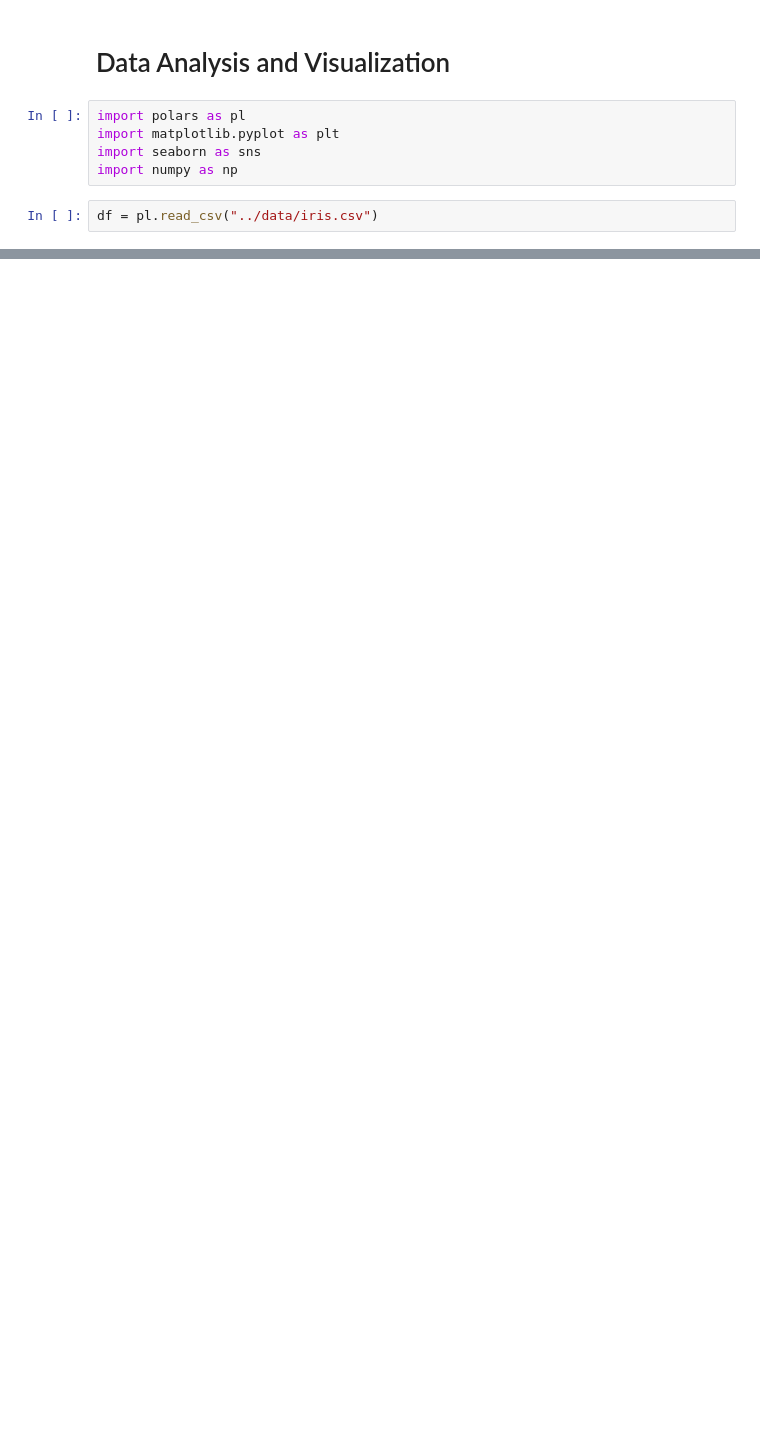
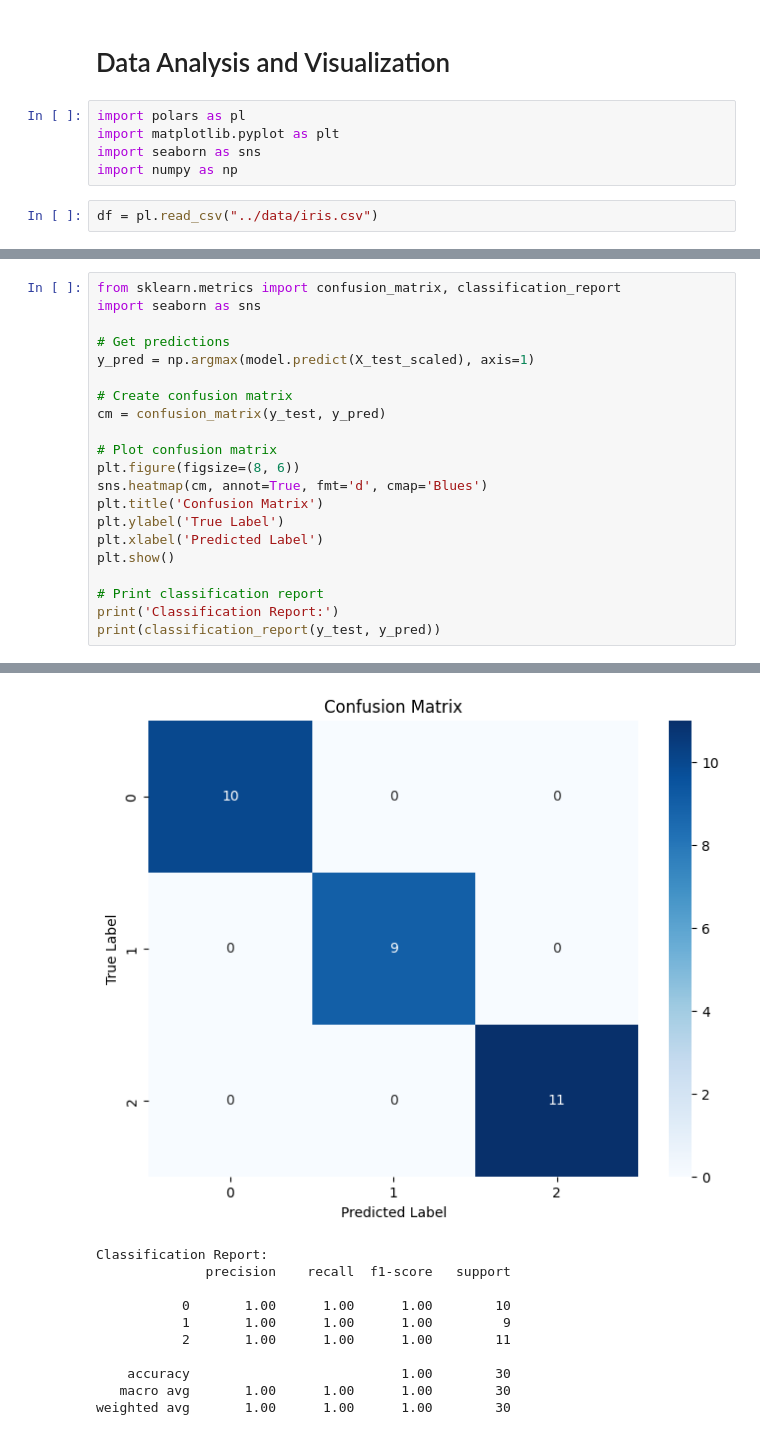
Before and after one commit to Huvinesh-Rajendran-12/my-python-playground, a Jupyter notebook: apple_24_04_25/20250424_iris_kaggle_species_challenge_notebook.ipynb, the cells around one changed output, grey strips where cells are left out. Saved outputs shown, nothing was run; the diff lists cells and outputs as text; blank space fills up the shorter version.

```diff
--- a/apple_24_04_25/20250424_iris_kaggle_species_challenge_notebook.ipynb
+++ b/apple_24_04_25/20250424_iris_kaggle_species_challenge_notebook.ipynb
@@ -152,0 +196,22 @@ Text(0.5, 1.0, 'Loss curve')
+# %%
+from sklearn.metrics import confusion_matrix, classification_report
+import seaborn as sns
+
+# Get predictions
+y_pred = np.argmax(model.predict(X_test_scaled), axis=1)
+
+# Create confusion matrix
+cm = confusion_matrix(y_test, y_pred)
+
+# Plot confusion matrix
+plt.figure(figsize=(8, 6))
+sns.heatmap(cm, annot=True, fmt='d', cmap='Blues')
+plt.title('Confusion Matrix')
+plt.ylabel('True Label')
+plt.xlabel('Predicted Label')
+plt.show()
+
+# Print classification report
+print('Classification Report:')
+print(classification_report(y_test, y_pred))
+# %% [output]
@@ -152,0 +219,11 @@ Text(0.5, 1.0, 'Loss curve')
+[figure, added]
+Classification Report:
+              precision    recall  f1-score   support
+
+           0       1.00      1.00      1.00        10
+           1       1.00      1.00      1.00         9
+           2       1.00      1.00      1.00        11
+
+    accuracy                           1.00        30
+   macro avg       1.00      1.00      1.00        30
+weighted avg       1.00      1.00      1.00        30
```
Also changed, not shown: parts of 23 cells of this notebook.
